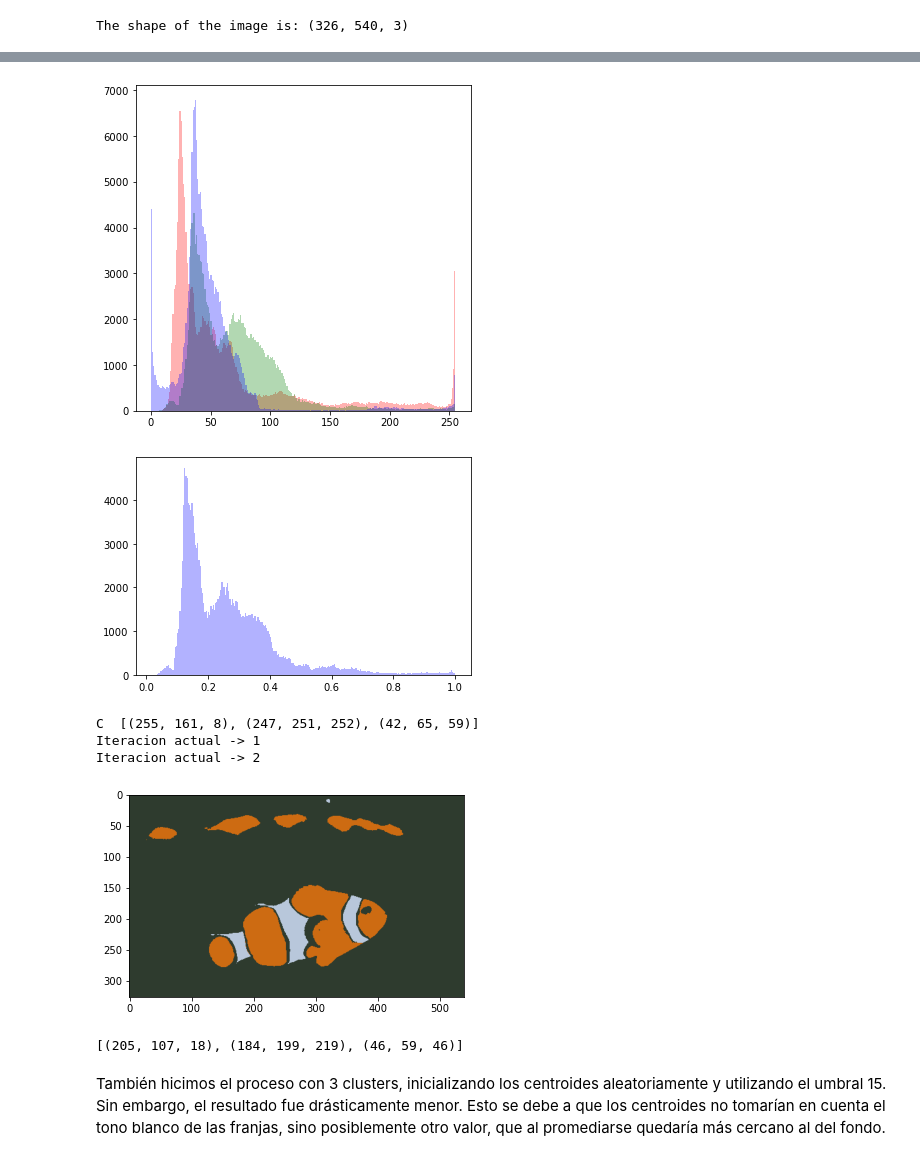
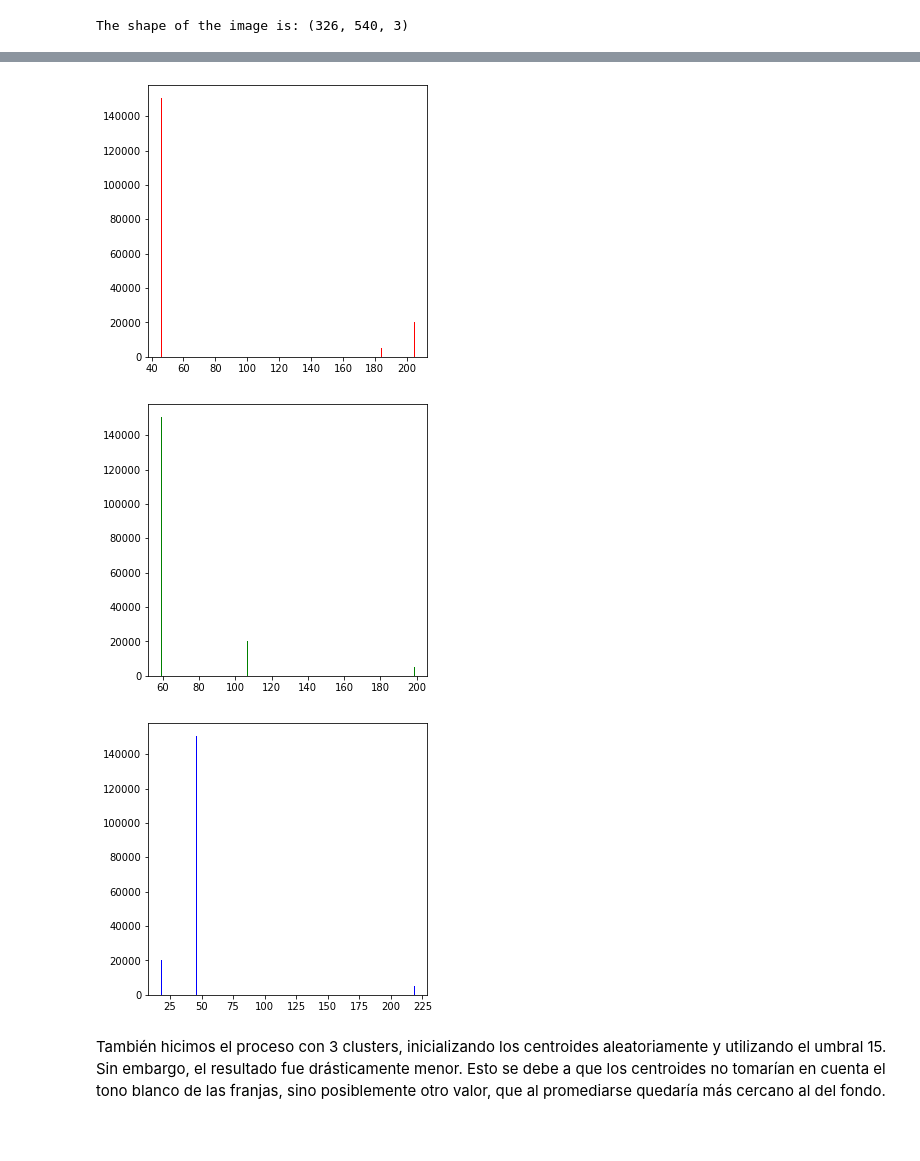
Before and after one commit to VivianGomez/t3_segmentation, a Jupyter notebook: t3_segmentation.ipynb, the cells around one changed output, grey strips where cells are left out. Saved outputs shown, nothing was run; the diff lists cells and outputs as text; code cells hidden in the pictures; blank space fills up the shorter version.

Commit message:
Avances imagen 2

```diff
--- a/t3_segmentation.ipynb
+++ b/t3_segmentation.ipynb
@@ -58,0 +58,2 @@ vis.visualize_subplot([img1, img_gray1],
+# %%
+resA1 = seg.kmeans(3, img1, 25, 30, False, [(255, 161, 8), (247, 251, 252), (42, 65, 59)])
@@ -59,25 +67,23 @@ vis.visualize_subplot([img1, img_gray1],
 # %%
-img_red1 = img1[:, :, 0]
-img_green1 = img1[:, :, 1]
-img_blue1 = img1[:, :, 2]
-plt.figure(figsize=(6, 6))
-plt.hist(img_red1.ravel(), bins=256, alpha=0.3, color="r")
-plt.hist(img_green1.ravel(), bins=256, alpha=0.3, color="g")
-plt.hist(img_blue1.ravel(), bins=256, alpha=0.3, color="b")
+img_red1 = resA1[:, :, 0]
+img_green1 = resA1[:, :, 1]
+img_blue1 = resA1[:, :, 2]
+
+plt.figure(figsize=(5, 5))
+plt.hist(img_red1.ravel(), bins=256, color="r")
 plt.show()
-plt.hist(img_gray1.ravel(), bins=256, alpha=0.3, color="b")
+
+plt.figure(figsize=(5, 5))
+plt.hist(img_green1.ravel(), bins=256, color="g")
 plt.show()
+
+plt.figure(figsize=(5, 5))
+plt.hist(img_blue1.ravel(), bins=256, color="b")
+plt.show()
 # %% [output]
-[figure, old version]
+[figure, new version]
-[figure, old version]
+[figure, new version]
+[figure, added]
-# %%
-seg.kmeans(3, img1, 25, 30, False, [(255, 161, 8), (247, 251, 252), (42, 65, 59)])
-# %% [output]
-C  [(255, 161, 8), (247, 251, 252), (42, 65, 59)]
-Iteracion actual -> 1
-Iteracion actual -> 2
-[figure, removed]
-[(205, 107, 18), (184, 199, 219), (46, 59, 46)]
 # %% [markdown]
 También hicimos el proceso con 3 clusters, inicializando los centroides aleatoriamente y utilizando el umbral 15. Sin embargo, el resultado fue drásticamente menor. Esto se debe a que los centroides no tomarían en cuenta el tono blanco de las franjas, sino posiblemente otro valor, que al promediarse quedaría más cercano al del fondo.
 # %%
```
Also changed, not shown: parts of 11 cells of this notebook, 7 other files.
